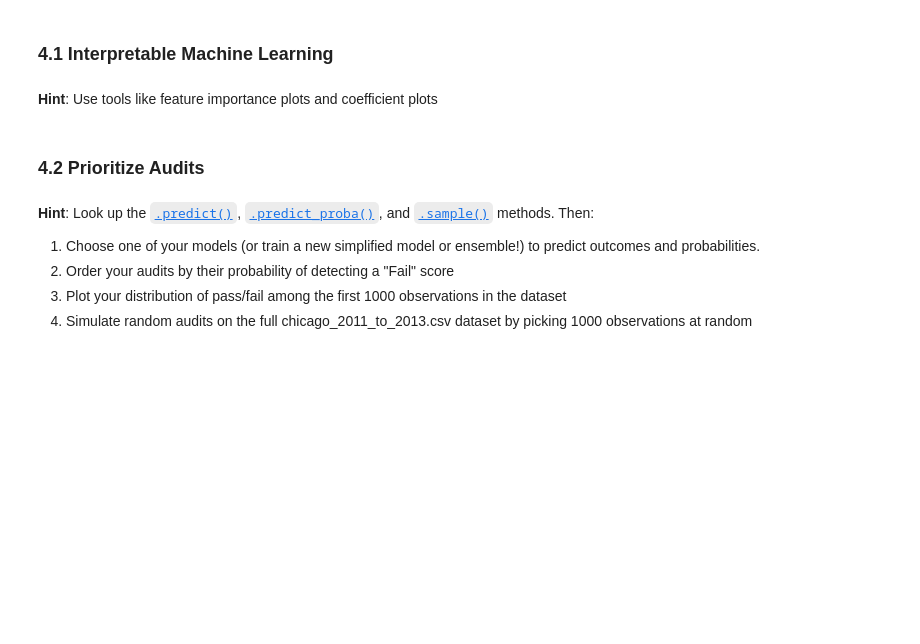
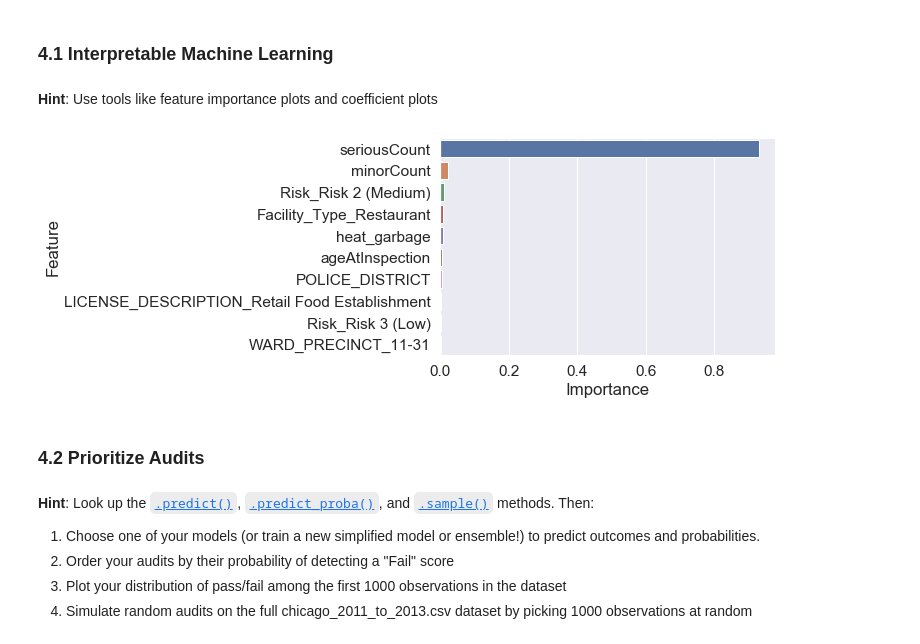
Before and after one commit to neldeeb7/CSS_Project3_Team1_Fall2021, a Jupyter notebook: Project3-Team1N.ipynb, the cells around one changed output. Saved outputs shown, nothing was run; the diff lists cells and outputs as text; code cells hidden in the pictures; blank space fills up the shorter version.

Commit message:
organized visualizations and cleaned up notebook a little more

```diff
--- a/Project3-Team1N.ipynb
+++ b/Project3-Team1N.ipynb
@@ -491,9 +497,13 @@ svm_model.coef_
 # %%
 ##decision tree classifier feature importance plot
-feat_importances = pd.concat([pd.DataFrame(X.columns),pd.DataFrame(np.transpose(dt_classifier.feature_importances_))], axis = 1)
-feat_importances.columns = ["Feature", "Importance"]
-sns.barplot(x = "Importance", y = "Feature", data = feat_importances.nlargest(10, 'Importance'))
+dt_data = pd.concat([pd.DataFrame(X.columns),pd.DataFrame(np.transpose(dt_classifier.feature_importances_))],
+                    axis = 1)
+dt_data.columns = ["Feature", "Importance"]
+
+sns.barplot(x = "Importance", y = "Feature", data = dt_data.nlargest(10, 'Importance'))
 plt.show()
+# %% [output]
+[figure, added]
 # %% [markdown]
 ### 4.2 Prioritize Audits
 # %% [markdown]
```
Also changed, not shown: parts of 16 cells of this notebook.
